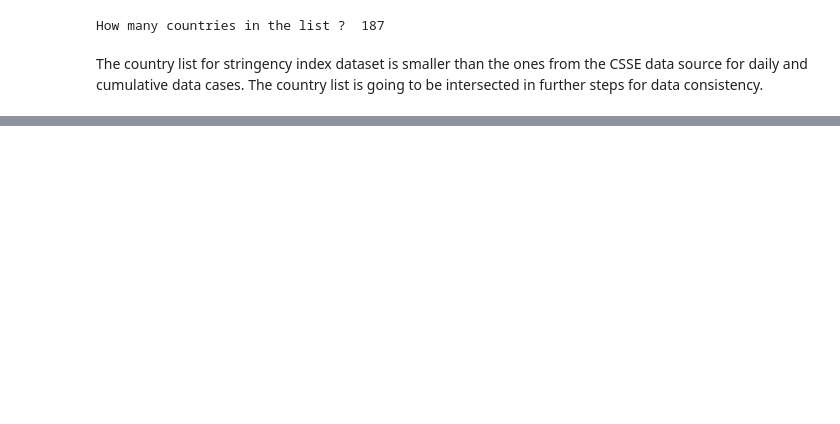
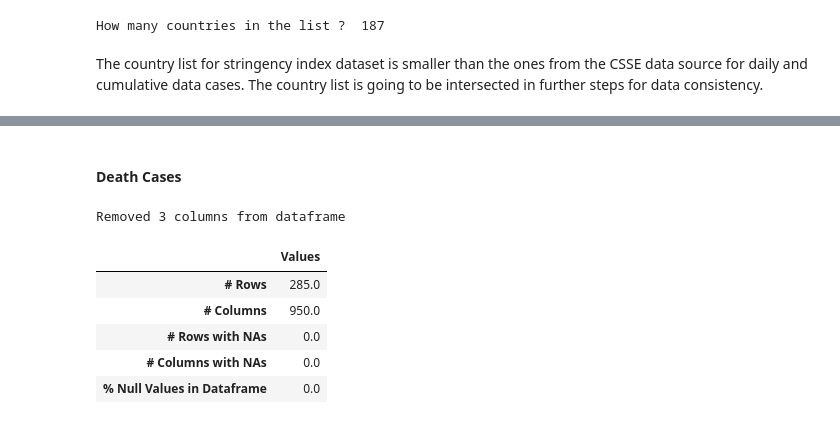
Before and after one commit to OctavioAlcazar55/DDP-unibz-project-18697, a Jupyter notebook: Notebooks/US2-DataCleaning.ipynb, the cells around one changed output, grey strips where cells are left out. Cells and saved outputs as stored; diff of their text form; code cells hidden in the pictures; blank space fills up the shorter version.

```diff
--- a/Notebooks/US2-DataCleaning.ipynb
+++ b/Notebooks/US2-DataCleaning.ipynb
@@ -304,0 +363,20 @@ The country list for stringency index dataset is smaller than the ones from the
+# %% [markdown]
+#### Death Cases
+# %%
+file_path = "../ProjectDataSources/csse_covid_19_data/" + \
+            "csse_covid_19_time_series/time_series_covid19_deaths_global_updated.csv"
+# %%
+deaths_df = utils.update_timeseries_dataframe(file_path, deaths_df,
+                                              data_type="cumulative",
+                                              operation="outer")
+# %% [output]
+Removed 3 columns from dataframe
+# %%
+utils.initial_dataframe_check(deaths_df)
+# %% [output]
+|  | Values |
+| # Rows | 285.0 |
+| # Columns | 950.0 |
+| # Rows with NAs | 0.0 |
+| # Columns with NAs | 0.0 |
+| % Null Values in Dataframe | 0.0 |
```
Also changed, not shown: parts of 21 cells of this notebook, 1 other file.
